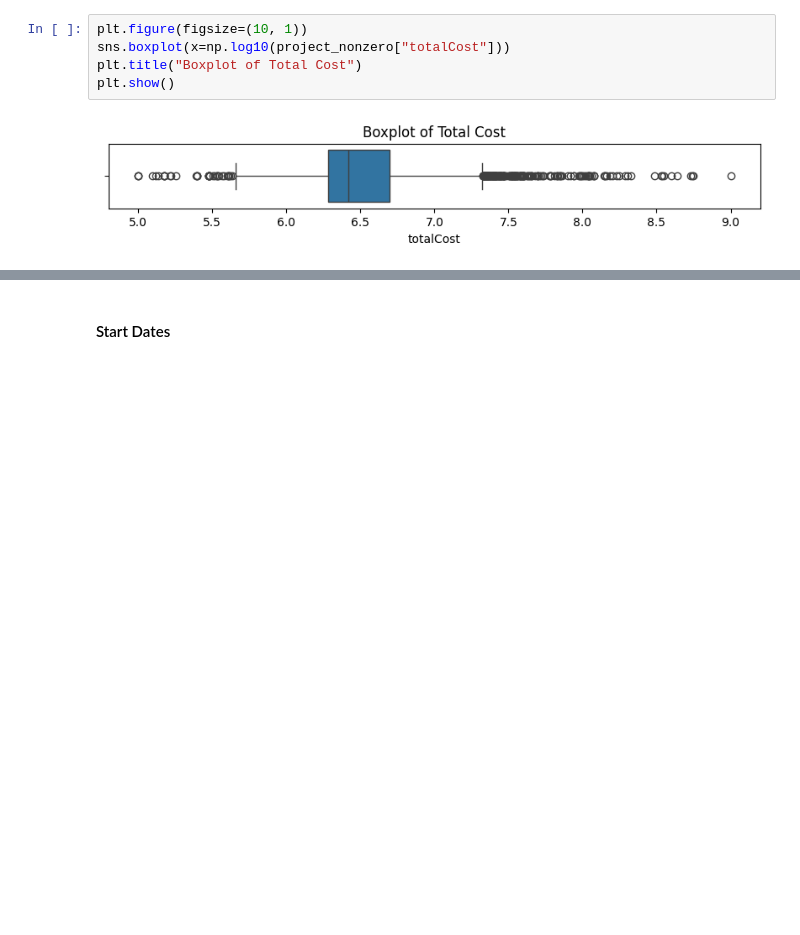
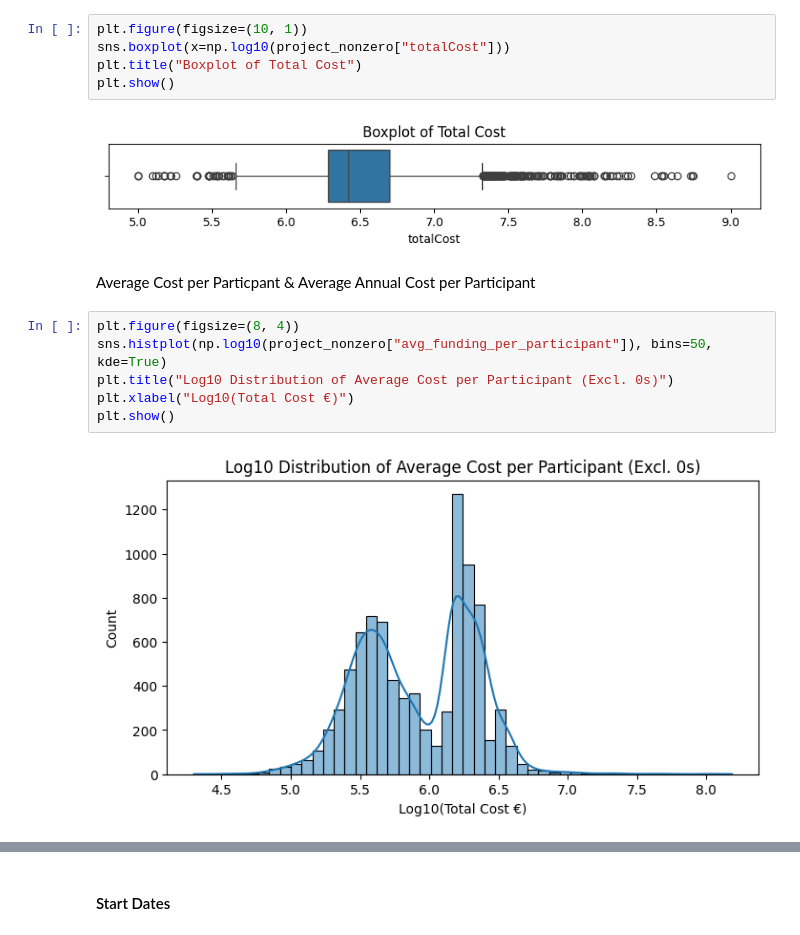
Before and after one commit to David-TMNg/Modern_Data_Analytics, a Jupyter notebook: notebooks/horizon_eda.ipynb, the cells around one changed output, grey strips where cells are left out. Drawn from its saved outputs; the diff is of its cells as text; blank space fills up the shorter version.

Commit message:
new features: funding per participant & annual funding per participant

```diff
--- a/notebooks/horizon_eda.ipynb
+++ b/notebooks/horizon_eda.ipynb
@@ -434,3 +572,13 @@ plt.title("Boxplot of Total Cost")
 plt.show()
 # %% [output]
 [figure]
+# %% [markdown]
+Average Cost per Particpant & Average Annual Cost per Participant
+# %%
+plt.figure(figsize=(8, 4))
+sns.histplot(np.log10(project_nonzero["avg_funding_per_participant"]), bins=50, kde=True)
+plt.title("Log10 Distribution of Average Cost per Participant (Excl. 0s)")
+plt.xlabel("Log10(Total Cost €)")
+plt.show()
+# %% [output]
+[figure, added]
```
Also changed, not shown: parts of 29 cells of this notebook.
